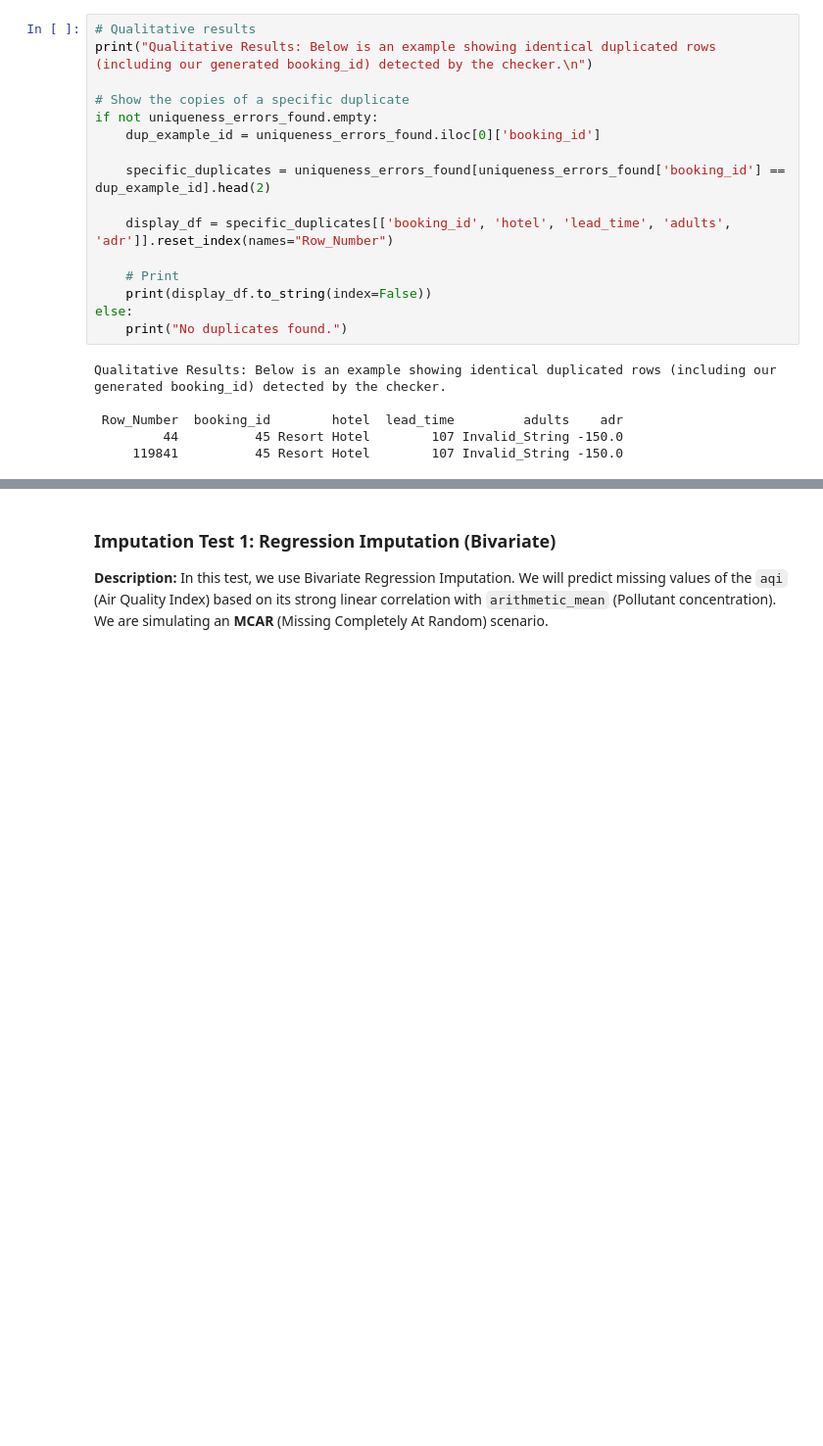
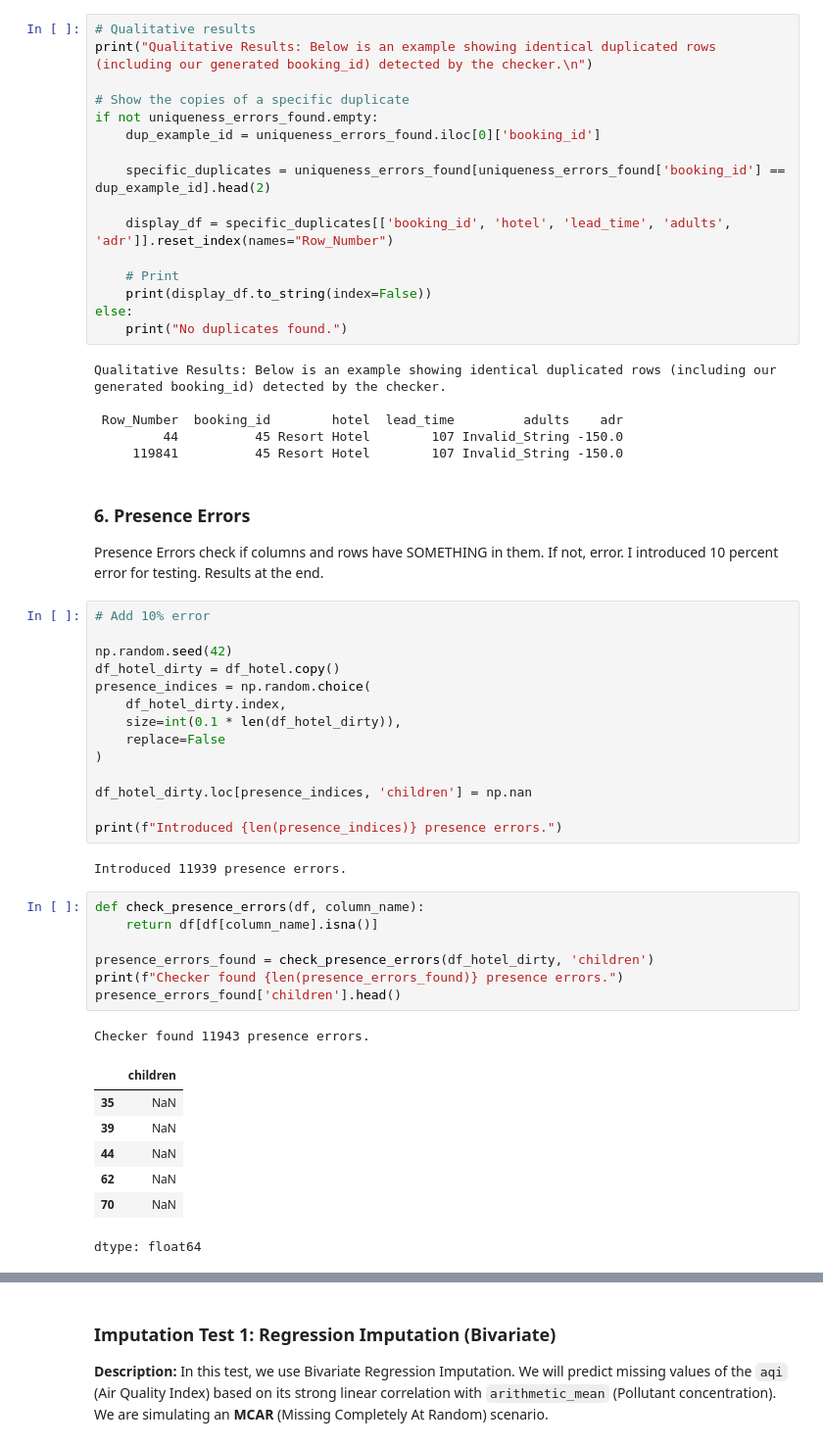
Before and after one commit to Sandotra/CSI4142-Assignment2-2026, a Jupyter notebook: CSI4142_Assignment2.ipynb, the cells around one changed output, grey strips where cells are left out. Shown at 98% size. Saved outputs shown, nothing was run; the diff lists cells and outputs as text; blank space fills up the shorter version.

```diff
--- a/CSI4142_Assignment2.ipynb
+++ b/CSI4142_Assignment2.ipynb
@@ -267,3 +267,38 @@ Qualitative Results: Below is an example showing identical duplicated rows (incl
  Row_Number  booking_id        hotel  lead_time         adults    adr
          44          45 Resort Hotel        107 Invalid_String -150.0
      119841          45 Resort Hotel        107 Invalid_String -150.0
+# %% [markdown]
+### 6. Presence Errors
+Presence Errors check if columns and rows have SOMETHING in them. If not, error. I introduced 10 percent error for testing. Results at the end.
+# %%
+# Add 10% error
+
+np.random.seed(42)
+df_hotel_dirty = df_hotel.copy()
+presence_indices = np.random.choice(
+    df_hotel_dirty.index,
+    size=int(0.1 * len(df_hotel_dirty)),
+    replace=False
+)
+
+df_hotel_dirty.loc[presence_indices, 'children'] = np.nan
+
+print(f"Introduced {len(presence_indices)} presence errors.")
+# %% [output]
+Introduced 11939 presence errors.
+# %%
+def check_presence_errors(df, column_name):
+    return df[df[column_name].isna()]
+
+presence_errors_found = check_presence_errors(df_hotel_dirty, 'children')
+print(f"Checker found {len(presence_errors_found)} presence errors.")
+presence_errors_found['children'].head()
+# %% [output]
+Checker found 11943 presence errors.
+|  | children |
+| 35 | NaN |
+| 39 | NaN |
+| 44 | NaN |
+| 62 | NaN |
+| 70 | NaN |
+dtype: float64
```
Also changed, not shown: parts of 16 cells of this notebook.
